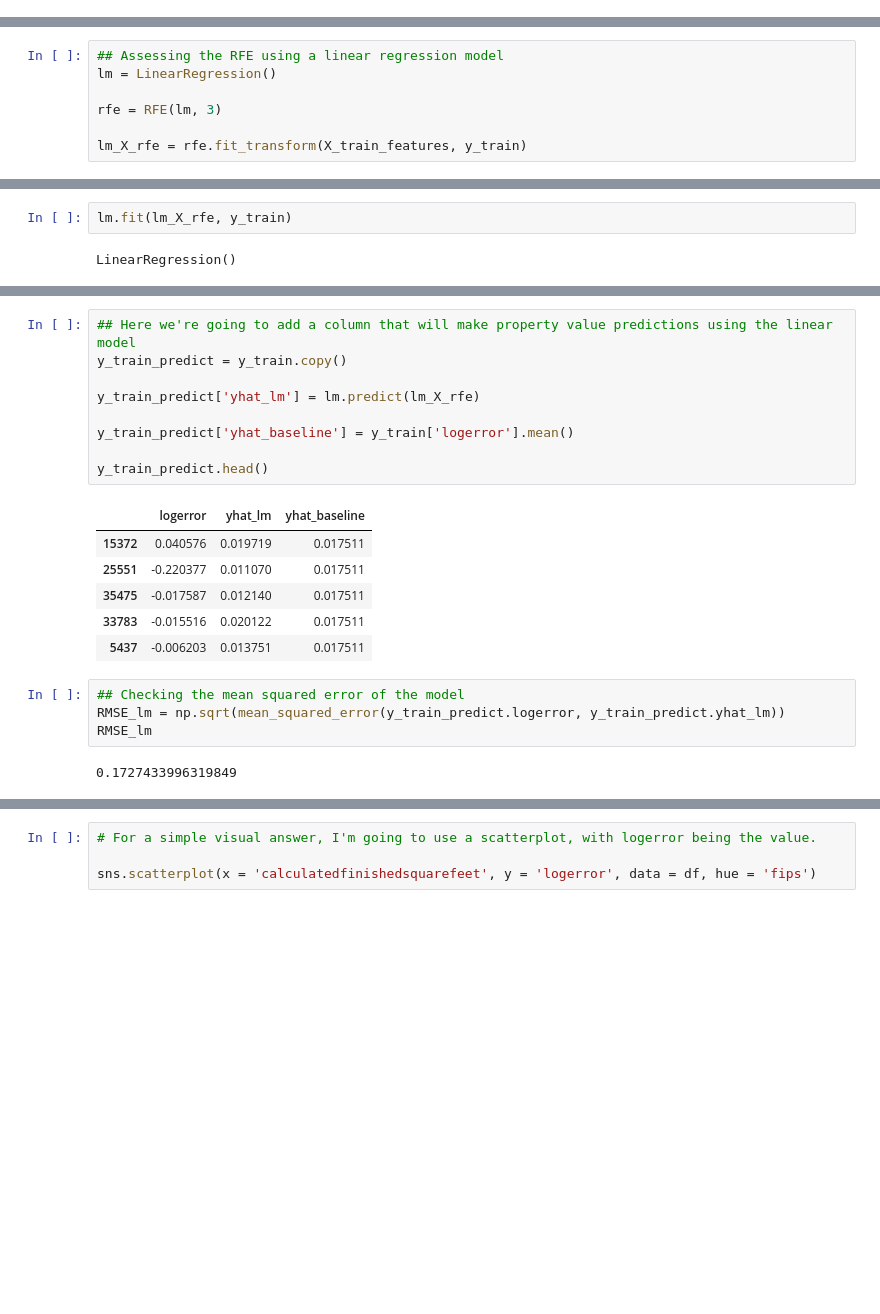
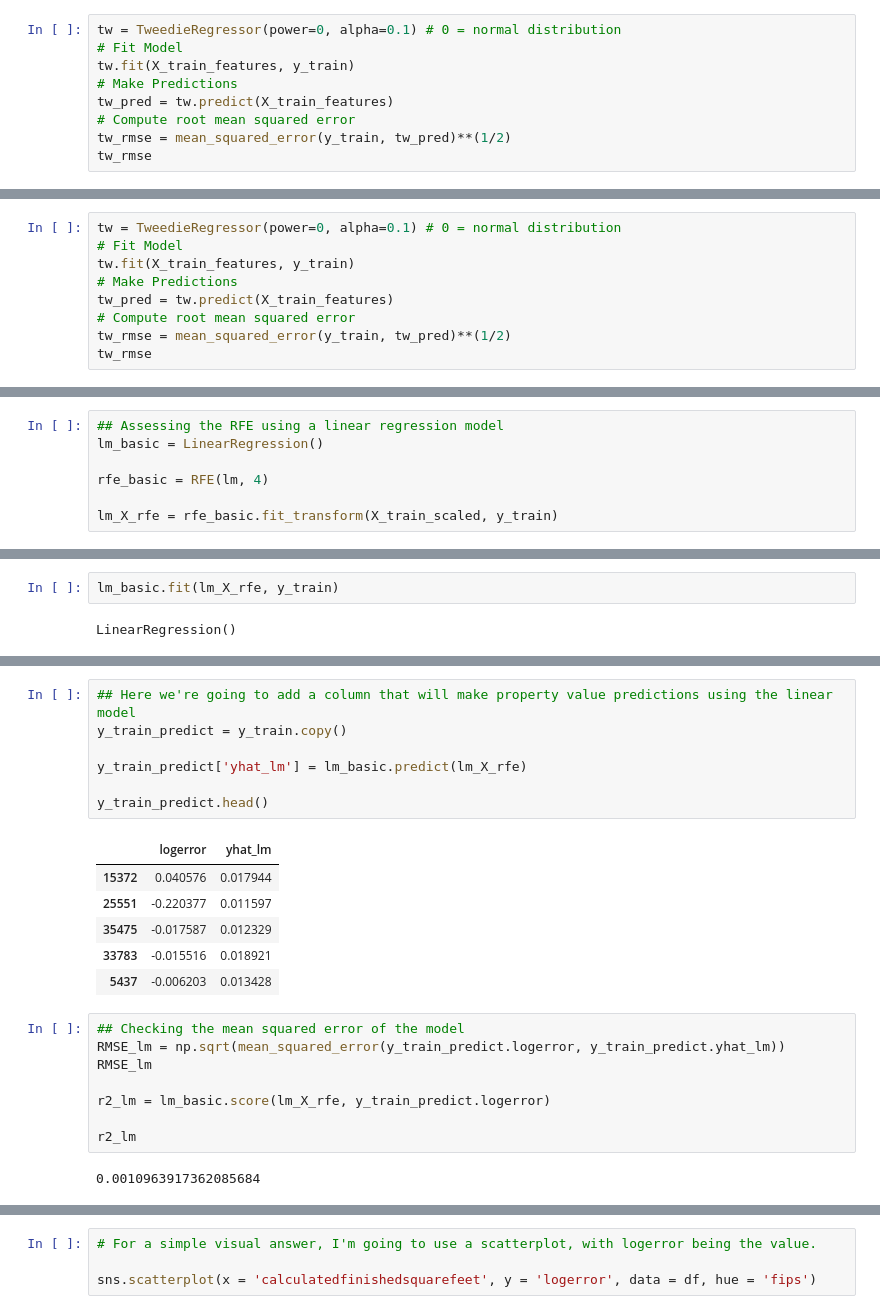
Before and after one commit to lukewbecker/clustering-project, a Jupyter notebook: zillow_mvp_cleaned.ipynb, the cells around one changed output, grey strips where cells are left out. Drawn from its saved outputs; the diff is of its cells as text; blank space fills up the shorter version.

```diff
--- a/zillow_mvp_cleaned.ipynb
+++ b/zillow_mvp_cleaned.ipynb
@@ -1090,0 +1147,9 @@ lm_rmse
+# %%
+tw = TweedieRegressor(power=0, alpha=0.1) # 0 = normal distribution
+# Fit Model
+tw.fit(X_train_features, y_train)
+# Make Predictions
+tw_pred = tw.predict(X_train_features)
+# Compute root mean squared error
+tw_rmse = mean_squared_error(y_train, tw_pred)**(1/2)
+tw_rmse
@@ -1090,0 +1158,9 @@ lm_rmse
+# %%
+tw = TweedieRegressor(power=0, alpha=0.1) # 0 = normal distribution
+# Fit Model
+tw.fit(X_train_features, y_train)
+# Make Predictions
+tw_pred = tw.predict(X_train_features)
+# Compute root mean squared error
+tw_rmse = mean_squared_error(y_train, tw_pred)**(1/2)
+tw_rmse
@@ -1091,7 +1169,7 @@ lm_rmse
 # %%
 ## Assessing the RFE using a linear regression model
-lm = LinearRegression()
+lm_basic = LinearRegression()
 
-rfe = RFE(lm, 3)
+rfe_basic = RFE(lm, 4)
 
-lm_X_rfe = rfe.fit_transform(X_train_features, y_train)
+lm_X_rfe = rfe_basic.fit_transform(X_train_scaled, y_train)
@@ -1098,4 +1183,4 @@ lm_X_rfe = rfe.fit_transform(X_train_features, y_train)
 # %%
-lm.fit(lm_X_rfe, y_train)
+lm_basic.fit(lm_X_rfe, y_train)
 # %% [output]
 LinearRegression()
@@ -1119,22 +1200,24 @@ coefficients:  [[-0.02903587 -0.00041364 -0.01826111]]
 # %%
 ## Here we're going to add a column that will make property value predictions using the linear model
 y_train_predict = y_train.copy()
 
-y_train_predict['yhat_lm'] = lm.predict(lm_X_rfe)
-
-y_train_predict['yhat_baseline'] = y_train['logerror'].mean()
+y_train_predict['yhat_lm'] = lm_basic.predict(lm_X_rfe)
 
 y_train_predict.head()
 # %% [output]
-|  | logerror | yhat_lm | yhat_baseline |
-| 15372 | 0.040576 | 0.019719 | 0.017511 |
-| 25551 | -0.220377 | 0.011070 | 0.017511 |
-| 35475 | -0.017587 | 0.012140 | 0.017511 |
-| 33783 | -0.015516 | 0.020122 | 0.017511 |
-| 5437 | -0.006203 | 0.013751 | 0.017511 |
+|  | logerror | yhat_lm |
+| 15372 | 0.040576 | 0.017944 |
+| 25551 | -0.220377 | 0.011597 |
+| 35475 | -0.017587 | 0.012329 |
+| 33783 | -0.015516 | 0.018921 |
+| 5437 | -0.006203 | 0.013428 |
 # %%
 ## Checking the mean squared error of the model
 RMSE_lm = np.sqrt(mean_squared_error(y_train_predict.logerror, y_train_predict.yhat_lm))
 RMSE_lm
+
+r2_lm = lm_basic.score(lm_X_rfe, y_train_predict.logerror)
+
+r2_lm
 # %% [output]
-0.1727433996319849
+0.0010963917362085684
```
Also changed, not shown: parts of 31 cells of this notebook.
